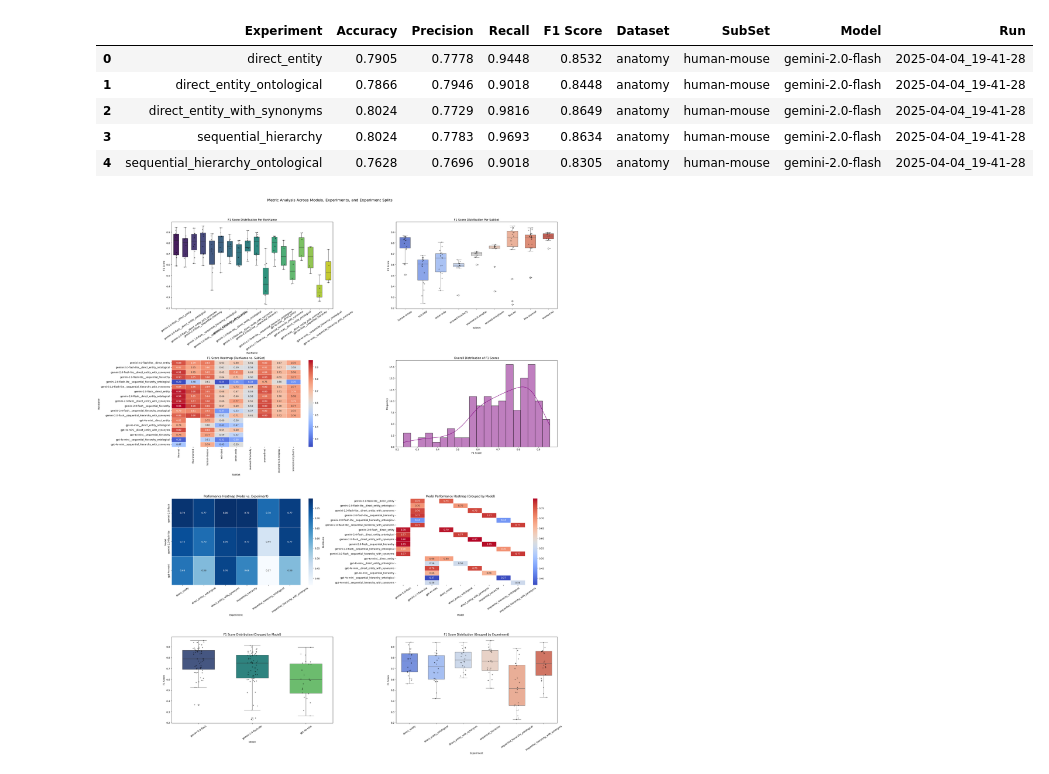
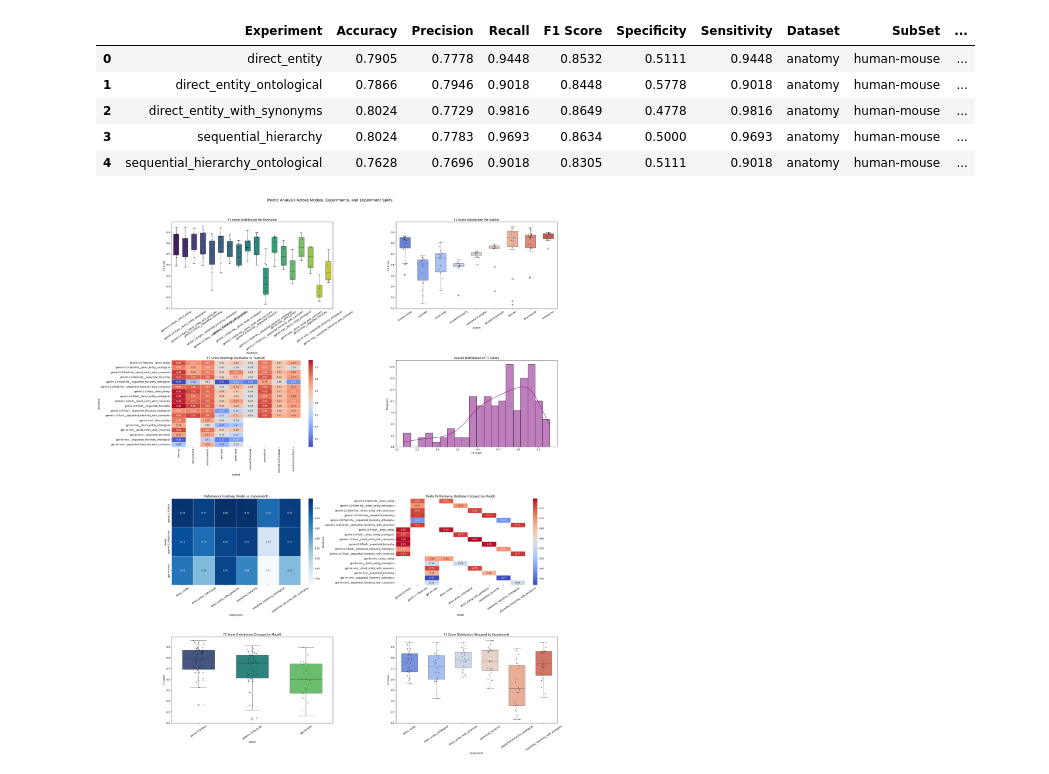
Before and after one commit to city-artificial-intelligence/logmap-llm-exp, a Jupyter notebook: notebooks/analyze_results.ipynb, the cells around one changed output. Saved outputs shown, nothing was run; the diff lists cells and outputs as text; code cells hidden in the pictures.

```diff
--- a/notebooks/analyze_results.ipynb
+++ b/notebooks/analyze_results.ipynb
@@ -14,14 +14,14 @@ import seaborn as sns
 
 from config.config import RUN_DIR
 # %%
-metrics_df = pd.read_csv(RUN_DIR / "all_runs_metrics_reduced_upd.csv")
+metrics_df = pd.read_csv(RUN_DIR / "all_runs_metrics_reduced.csv")
 metrics_df.head()
 # %% [output]
-|  | Experiment | Accuracy | Precision | Recall | F1 Score | Dataset | SubSet | Model | Run |
-| 0 | direct_entity | 0.7905 | 0.7778 | 0.9448 | 0.8532 | anatomy | human-mouse | gemini-2.0-flash | 2025-04-04_19-41-28 |
-| 1 | direct_entity_ontological | 0.7866 | 0.7946 | 0.9018 | 0.8448 | anatomy | human-mouse | gemini-2.0-flash | 2025-04-04_19-41-28 |
-| 2 | direct_entity_with_synonyms | 0.8024 | 0.7729 | 0.9816 | 0.8649 | anatomy | human-mouse | gemini-2.0-flash | 2025-04-04_19-41-28 |
-| 3 | sequential_hierarchy | 0.8024 | 0.7783 | 0.9693 | 0.8634 | anatomy | human-mouse | gemini-2.0-flash | 2025-04-04_19-41-28 |
-| 4 | sequential_hierarchy_ontological | 0.7628 | 0.7696 | 0.9018 | 0.8305 | anatomy | human-mouse | gemini-2.0-flash | 2025-04-04_19-41-28 |
+|  | Experiment | Accuracy | Precision | Recall | F1 Score | Specificity | Sensitivity | Dataset | SubSet | ... |
+| 0 | direct_entity | 0.7905 | 0.7778 | 0.9448 | 0.8532 | 0.5111 | 0.9448 | anatomy | human-mouse | ... |
+| 1 | direct_entity_ontological | 0.7866 | 0.7946 | 0.9018 | 0.8448 | 0.5778 | 0.9018 | anatomy | human-mouse | ... |
+| 2 | direct_entity_with_synonyms | 0.8024 | 0.7729 | 0.9816 | 0.8649 | 0.4778 | 0.9816 | anatomy | human-mouse | ... |
+| 3 | sequential_hierarchy | 0.8024 | 0.7783 | 0.9693 | 0.8634 | 0.5000 | 0.9693 | anatomy | human-mouse | ... |
+| 4 | sequential_hierarchy_ontological | 0.7628 | 0.7696 | 0.9018 | 0.8305 | 0.5111 | 0.9018 | anatomy | human-mouse | ... |
 # %%
 metric = "F1 Score"
```
Also changed, not shown: parts of 2 cells of this notebook, 6 other files.
